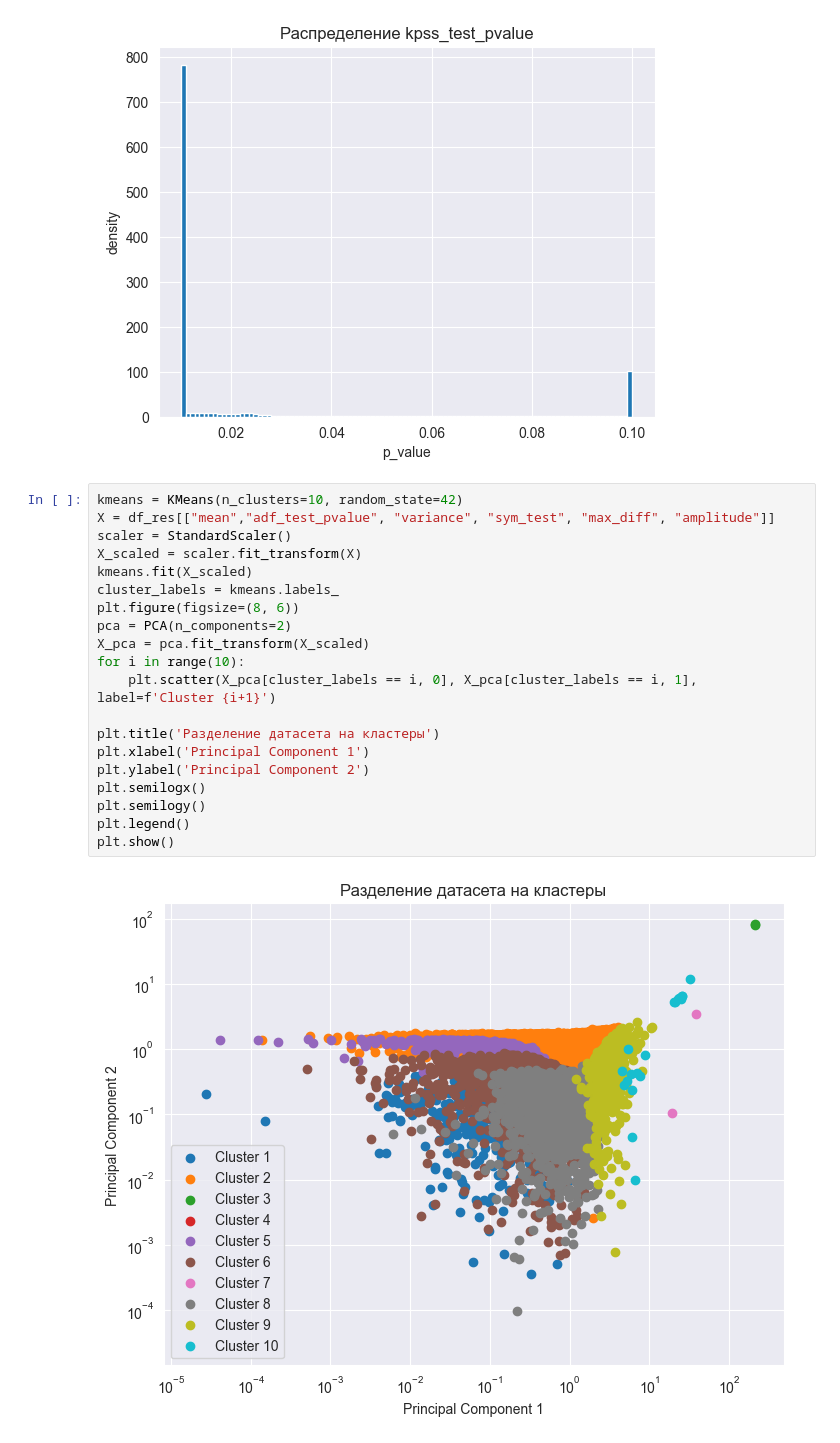
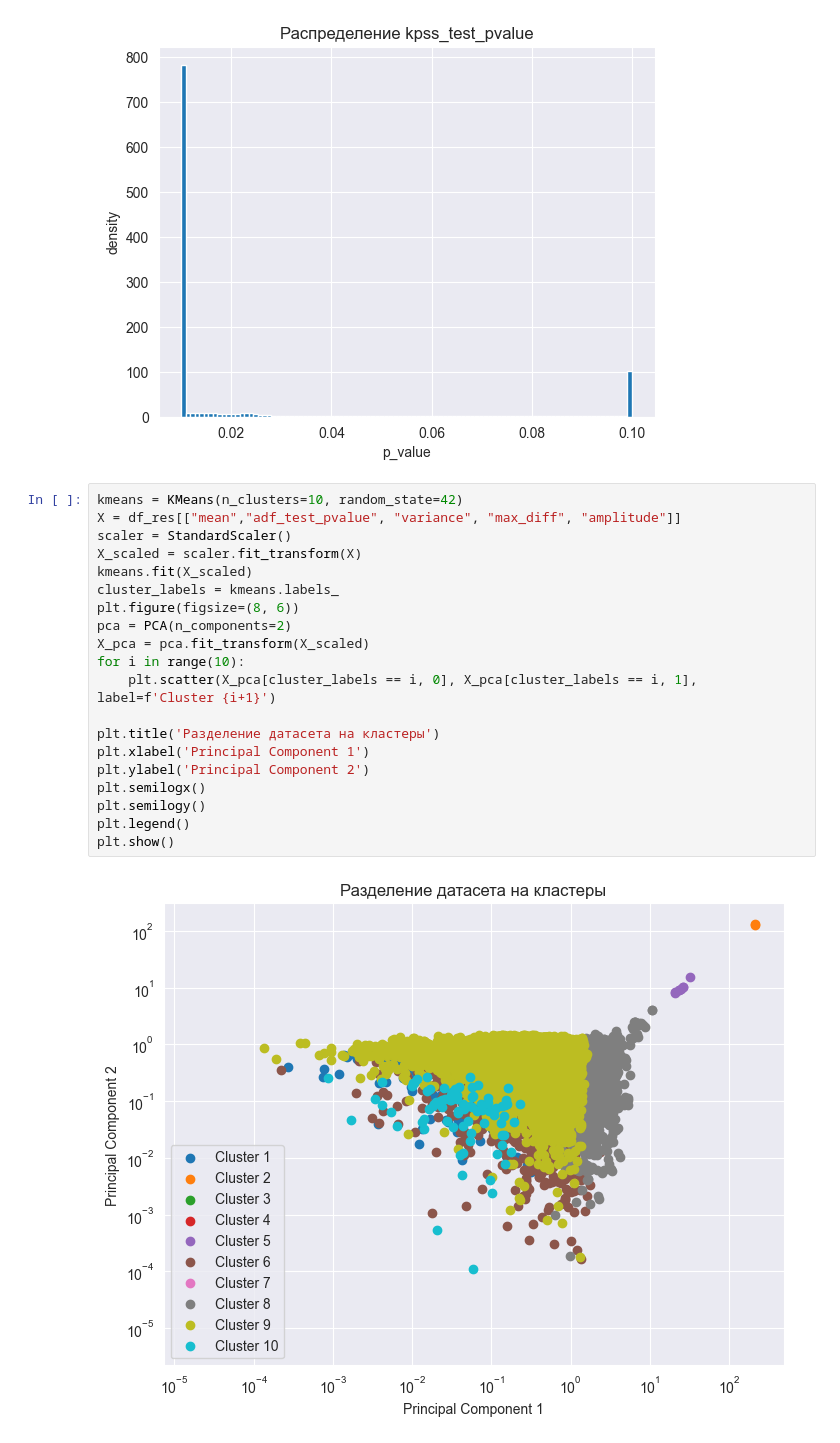
Before and after one commit to dynolab/predan, a Jupyter notebook: notebooks/m4_type_analis.ipynb, the cells around one changed output. Saved outputs shown, nothing was run; the diff lists cells and outputs as text.

```diff
--- a/notebooks/m4_type_analis.ipynb
+++ b/notebooks/m4_type_analis.ipynb
@@ -461,26 +479,26 @@ plt.show()
 [figure]
 # %%
 kmeans = KMeans(n_clusters=10, random_state=42)
-X = df_res[["mean","adf_test_pvalue", "variance", "sym_test", "max_diff", "amplitude"]]
+X = df_res[["mean","adf_test_pvalue", "variance", "max_diff", "amplitude"]]
 scaler = StandardScaler()
 X_scaled = scaler.fit_transform(X)
 kmeans.fit(X_scaled)
 cluster_labels = kmeans.labels_
 plt.figure(figsize=(8, 6))
 pca = PCA(n_components=2)
 X_pca = pca.fit_transform(X_scaled)
 for i in range(10):
     plt.scatter(X_pca[cluster_labels == i, 0], X_pca[cluster_labels == i, 1], label=f'Cluster {i+1}')
 
 plt.title('Разделение датасета на кластеры')
 plt.xlabel('Principal Component 1')
 plt.ylabel('Principal Component 2')
 plt.semilogx()
 plt.semilogy()
 plt.legend()
 plt.show()
 # %% [output]
-[figure, old version]
+[figure, new version]
 # %%
 df_cl1 = df_res[cluster_labels == 1]
 symmetry_ts = df_cl1.loc[df_cl1['sym_test']]
```
Also changed, not shown: parts of 17 cells of this notebook, 1 other file.
